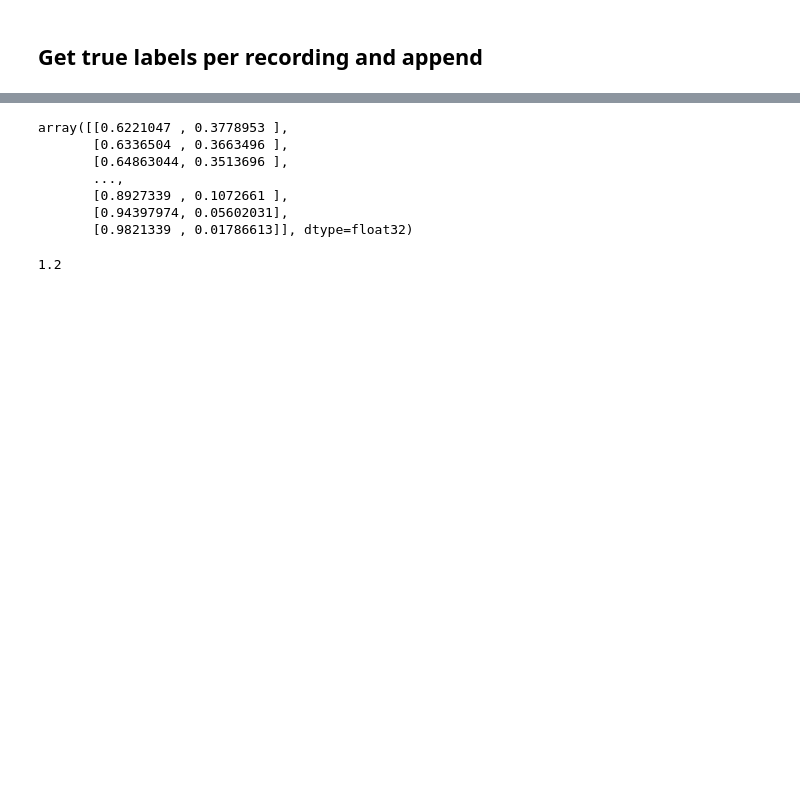
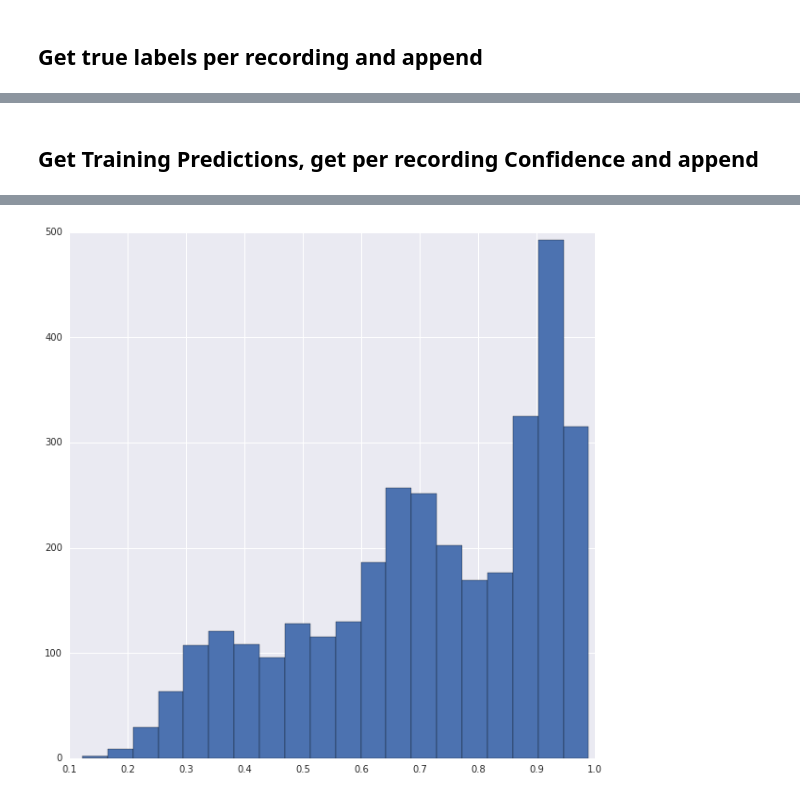
Before and after one commit to AhmedImtiazPrio/heartnet, a Jupyter notebook: codes/eval.ipynb, the cells around one changed output, grey strips where cells are left out. Saved outputs shown, nothing was run; the diff lists cells and outputs as text; code cells hidden in the pictures; blank space fills up the shorter version.

```diff
--- a/codes/eval.ipynb
+++ b/codes/eval.ipynb
@@ -215,21 +242,20 @@ array([36., 26., 25., ..., 34., 33., 32.])
+# %% [markdown]
+## Get Training Predictions, get per recording Confidence and append
 # %%
-y_pred = model.predict(x_val, verbose=1)
+y_pred = model.predict(x_train, verbose=1)
 y_pred_hard = np.argmax(y_pred,axis=-1)
+predicted_confidence = np.asarray([y_pred[i,j] for i,j in zip(range(len(y_pred)),np.nditer(y_train_cc))])
+start_idx=0
 pred = []
-start_idx = 0
-y_val_rec = np.transpose(np.argmax(y_val, axis=-1))
-for s in val_parts:
-
+for s in train_parts:
     if not s:  ## for e00032 in validation0 there was no cardiac cycle
         continue
-    # ~ print "part {} start {} stop {}".format(s,start_idx,start_idx+int(s)-1)
-
-    temp_ = y_val_rec[start_idx:start_idx + int(s) - 1]
-
-    if (sum(temp_ == 0) > sum(temp_ == 1)):
-        true.append(0)
-    else:
-        true.append(1)
-
+    # ~ print "part {} start {} stop {}".format(s,star_idx,start_idx+int(s)-1)
+    temp = sum(predicted_confidence[start_idx:start_idx + int(s) - 1])/s
+    pred.append(temp)
     start_idx = start_idx + int(s)
+dfTrain['conf_true']=pred
+plt.figure(figsize=(10,10))
+dfTrain.conf_true.hist(bins=20)
+plt.show()
 # %% [output]
@@ -237,7 +263 @@ for s in val_parts:
-array([[0.6221047 , 0.3778953 ],
-       [0.6336504 , 0.3663496 ],
-       [0.64863044, 0.3513696 ],
-       ...,
-       [0.8927339 , 0.1072661 ],
-       [0.94397974, 0.05602031],
-       [0.9821339 , 0.01786613]], dtype=float32)
+[figure, added]
@@ -246,4 +263,0 @@ y_pred_soft = np.asarray([y_pred[i,j] for i,j in zip(range(len(y_pred)),np.ndite
-# %%
-.6+.3+.3
-# %% [output]
-1.2
```
Also changed, not shown: parts of 26 cells of this notebook.
